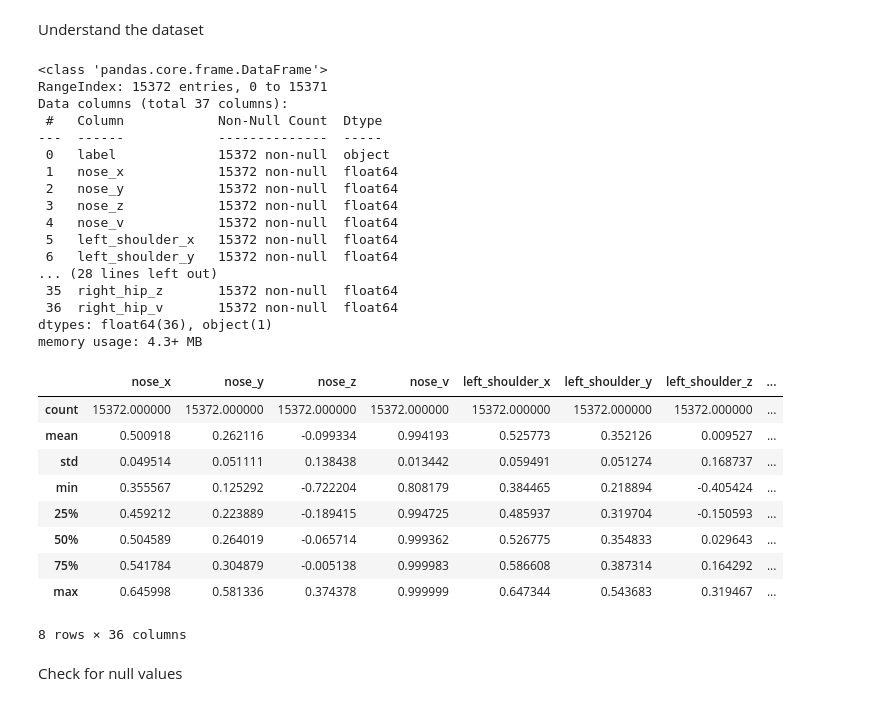
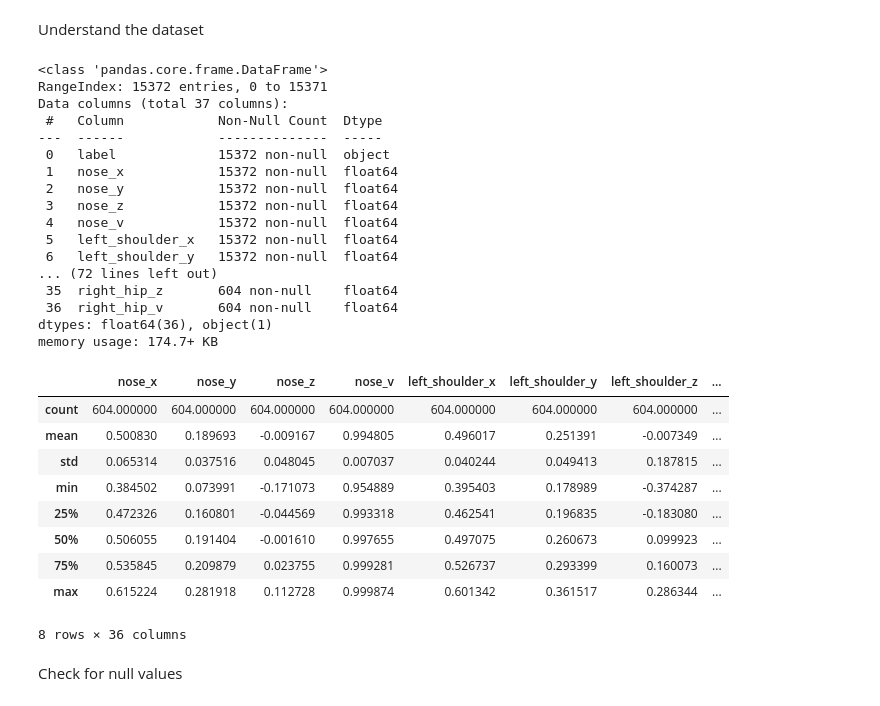
Before and after one commit to MuhammadWazir/AI_workout_assistant, a Jupyter notebook: models/bicep_curls/bicep_curls_model_selection.ipynb, the cells around one changed output. Cells and saved outputs as stored; diff of their text form; code cells hidden in the pictures.

Commit message:
selected the model for bicep curls using a larger dataset. Saved the model in a pkl

```diff
--- a/models/bicep_curls/bicep_curls_model_selection.ipynb
+++ b/models/bicep_curls/bicep_curls_model_selection.ipynb
@@ -18,0 +10,5 @@ Index(['label', 'nose_x', 'nose_y', 'nose_z', 'nose_v', 'left_shoulder_x',
+# %%
+df_train = pd.read_csv('/content/drive/MyDrive/AI_workout_assistant/models/bicep_curls/train.csv')
+df_train.columns
+df_test = pd.read_csv('/content/drive/MyDrive/AI_workout_assistant/models/bicep_curls/test.csv')
+df_test.columns
@@ -19,36 +26,39 @@ Index(['label', 'nose_x', 'nose_y', 'nose_z', 'nose_v', 'left_shoulder_x',
 # %% [markdown]
 Understand the dataset
-# %%
-df.shape
-df.info()
-df.describe()
-# %% [output]
-<class 'pandas.core.frame.DataFrame'>
-RangeIndex: 15372 entries, 0 to 15371
-Data columns (total 37 columns):
- #   Column            Non-Null Count  Dtype
----  ------            --------------  -----
- 0   label             15372 non-null  object
- 1   nose_x            15372 non-null  float64
- 2   nose_y            15372 non-null  float64
- 3   nose_z            15372 non-null  float64
- 4   nose_v            15372 non-null  float64
- 5   left_shoulder_x   15372 non-null  float64
- 6   left_shoulder_y   15372 non-null  float64
-... (28 lines left out)
- 35  right_hip_z       15372 non-null  float64
- 36  right_hip_v       15372 non-null  float64
-dtypes: float64(36), object(1)
-memory usage: 4.3+ MB
-|  | nose_x | nose_y | nose_z | nose_v | left_shoulder_x | left_shoulder_y | left_shoulder_z | ... |
-| count | 15372.000000 | 15372.000000 | 15372.000000 | 15372.000000 | 15372.000000 | 15372.000000 | 15372.000000 | ... |
-| mean | 0.500918 | 0.262116 | -0.099334 | 0.994193 | 0.525773 | 0.352126 | 0.009527 | ... |
-| std | 0.049514 | 0.051111 | 0.138438 | 0.013442 | 0.059491 | 0.051274 | 0.168737 | ... |
-| min | 0.355567 | 0.125292 | -0.722204 | 0.808179 | 0.384465 | 0.218894 | -0.405424 | ... |
-| 25% | 0.459212 | 0.223889 | -0.189415 | 0.994725 | 0.485937 | 0.319704 | -0.150593 | ... |
-| 50% | 0.504589 | 0.264019 | -0.065714 | 0.999362 | 0.526775 | 0.354833 | 0.029643 | ... |
-| 75% | 0.541784 | 0.304879 | -0.005138 | 0.999983 | 0.586608 | 0.387314 | 0.164292 | ... |
-| max | 0.645998 | 0.581336 | 0.374378 | 0.999999 | 0.647344 | 0.543683 | 0.319467 | ... |
-8 rows × 36 columns
+# %%
+df_train.shape
+df_train.info()
+df_train.describe()
+df_test.shape
+df_test.info()
+df_test.describe()
+# %% [output]
+<class 'pandas.core.frame.DataFrame'>
+RangeIndex: 15372 entries, 0 to 15371
+Data columns (total 37 columns):
+ #   Column            Non-Null Count  Dtype
+---  ------            --------------  -----
+ 0   label             15372 non-null  object
+ 1   nose_x            15372 non-null  float64
+ 2   nose_y            15372 non-null  float64
+ 3   nose_z            15372 non-null  float64
+ 4   nose_v            15372 non-null  float64
+ 5   left_shoulder_x   15372 non-null  float64
+ 6   left_shoulder_y   15372 non-null  float64
+... (72 lines left out)
+ 35  right_hip_z       604 non-null    float64
+ 36  right_hip_v       604 non-null    float64
+dtypes: float64(36), object(1)
+memory usage: 174.7+ KB
+|  | nose_x | nose_y | nose_z | nose_v | left_shoulder_x | left_shoulder_y | left_shoulder_z | ... |
+| count | 604.000000 | 604.000000 | 604.000000 | 604.000000 | 604.000000 | 604.000000 | 604.000000 | ... |
+| mean | 0.500830 | 0.189693 | -0.009167 | 0.994805 | 0.496017 | 0.251391 | -0.007349 | ... |
+| std | 0.065314 | 0.037516 | 0.048045 | 0.007037 | 0.040244 | 0.049413 | 0.187815 | ... |
+| min | 0.384502 | 0.073991 | -0.171073 | 0.954889 | 0.395403 | 0.178989 | -0.374287 | ... |
+| 25% | 0.472326 | 0.160801 | -0.044569 | 0.993318 | 0.462541 | 0.196835 | -0.183080 | ... |
+| 50% | 0.506055 | 0.191404 | -0.001610 | 0.997655 | 0.497075 | 0.260673 | 0.099923 | ... |
+| 75% | 0.535845 | 0.209879 | 0.023755 | 0.999281 | 0.526737 | 0.293399 | 0.160073 | ... |
+| max | 0.615224 | 0.281918 | 0.112728 | 0.999874 | 0.601342 | 0.361517 | 0.286344 | ... |
+8 rows × 36 columns
 # %% [markdown]
 Check for null values
```
Also changed, not shown: parts of 11 cells of this notebook, 2 other files.
